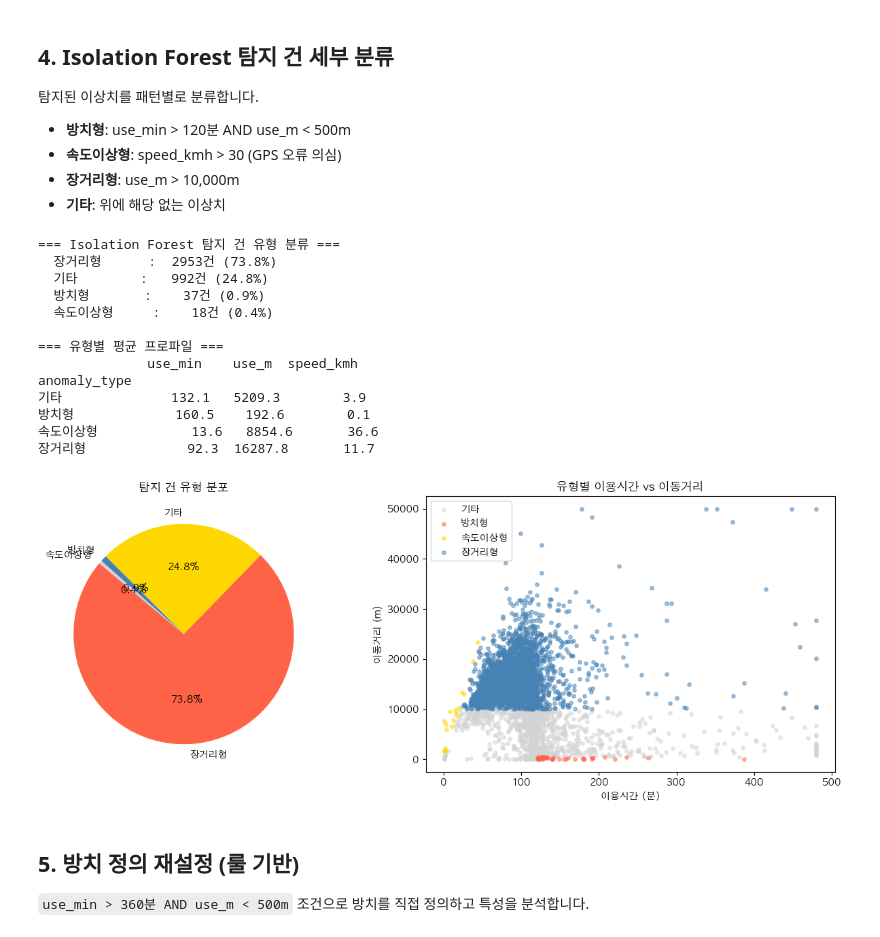
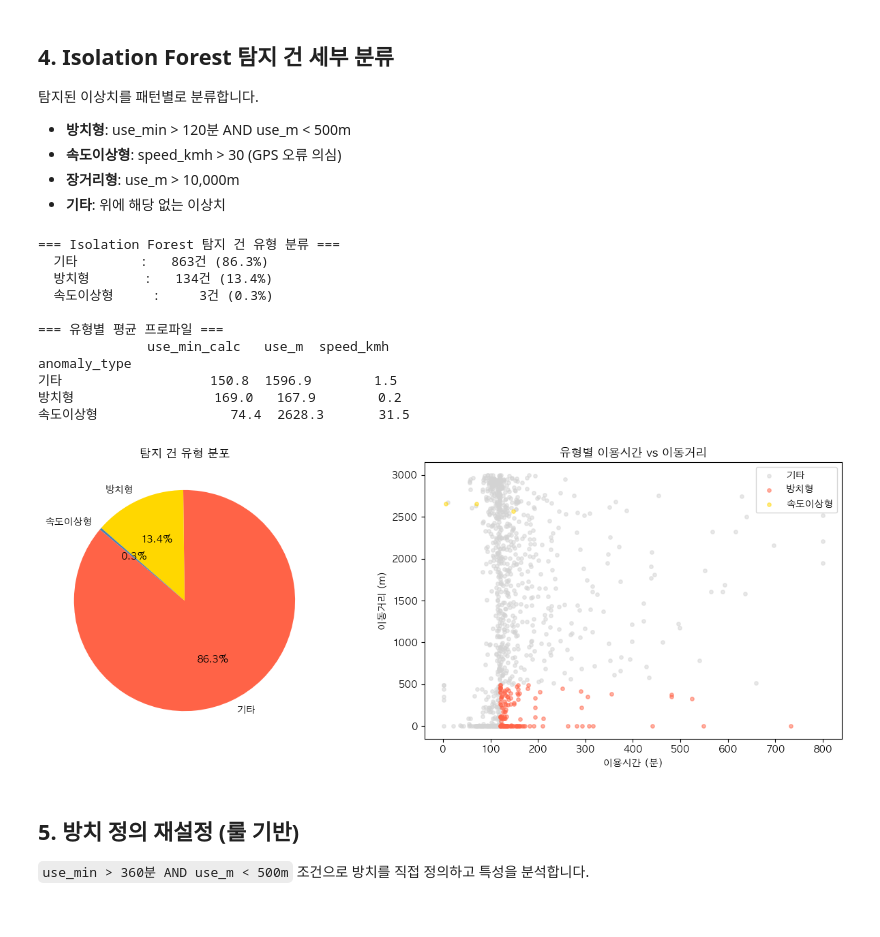
Before and after one commit to ClaraHayoungPark/seoul-bike-ml, a Jupyter notebook: notebooks/01_anomaly_detection.ipynb, the cells around one changed output. Drawn from its saved outputs; the diff is of its cells as text; code cells hidden in the pictures.

```diff
--- a/notebooks/01_anomaly_detection.ipynb
+++ b/notebooks/01_anomaly_detection.ipynb
@@ -87,7 +108,14 @@ plt.show()
 # %%
-# 피처 선택 및 정규화
-FEAT_COLS = ["use_min", "use_m", "speed_kmh", "hour", "dow"]
-df_iso = df[FEAT_COLS + ["weak_label"]].dropna()
+# ── 방치 의심 영역으로 범위 제한 ──────────────────────────────────────────────
+# 장거리(use_m > 3000) 및 GPS 오류(speed_kmh > 35)는 운영 정상 또는 데이터 품질 문제이므로 제외
+# IF는 단거리·장시간 조합에서 룰이 놓친 경계 케이스를 찾는 역할
+df_if_scope = df[
+    (df["use_m"] <= 3000) &
+    (df["speed_kmh"] <= 35)
+].copy()
+
+FEAT_COLS = ["use_min_calc", "use_m", "speed_kmh", "hour", "dow"]
+df_iso = df_if_scope[FEAT_COLS + ["weak_label"]].dropna()
 
 sample_n = min(200_000, len(df_iso))
 df_sample = df_iso.sample(n=sample_n, random_state=42)
@@ -95,22 +123,30 @@ df_sample = df_iso.sample(n=sample_n, random_state=42)
 scaler = StandardScaler()
 X_scaled = scaler.fit_transform(df_sample[FEAT_COLS])
 
+# contamination=0.005: 실제 방치율(0.003%)에 근접하도록 기존 0.02에서 하향
 iso_forest = IsolationForest(
     n_estimators=200,
-    contamination=0.02,
+    contamination=0.005,
     random_state=42,
     n_jobs=-1,
 )
 iso_forest.fit(X_scaled)
 
 df_sample = df_sample.copy()
-df_sample["iso_score"]  = -iso_forest.score_samples(X_scaled)  # 높을수록 이상
-df_sample["iso_label"]  = (iso_forest.predict(X_scaled) == -1).astype(int)
+df_sample["iso_score"] = -iso_forest.score_samples(X_scaled)  # 높을수록 이상
+df_sample["iso_label"] = (iso_forest.predict(X_scaled) == -1).astype(int)
 
-print(f"Isolation Forest 탐지 이상치: {df_sample['iso_label'].sum():,}개")
+n_detected = df_sample["iso_label"].sum()
+print(f"적용 범위: 단거리(≤3km) + 정상속도(≤35km/h) 트립 {len(df_if_scope):,}건")
+print(f"샘플 크기: {sample_n:,}건")
+print(f"Isolation Forest 탐지 이상치: {n_detected:,}건 ({n_detected/sample_n*100:.2f}%)")
+
+# 탐지된 케이스의 주요 지표 확인
+print("\n탐지 건 vs 정상 건 비교:")
+print(df_sample.groupby("iso_label")[["use_min_calc", "use_m", "speed_kmh"]].mean().round(1))
 
 # 약지도 레이블과 비교
 from sklearn.metrics import classification_report as sk_cr
-print("\n약지도 레이블 대비 평가:")
+print("\n약지도 레이블 대비 평가 (단거리 영역 한정):")
 print(sk_cr(df_sample["weak_label"], df_sample["iso_label"], target_names=["정상", "이상치"]))
 # %% [output]
@@ -263,7 +307,7 @@ user_segment
 - **기타**: 위에 해당 없는 이상치
 # %%
 def classify_anomaly(row):
-    if row["use_min"] > 120 and row["use_m"] < 500:
+    if row["use_min_calc"] > 120 and row["use_m"] < 500:
         return "방치형"
     elif row["speed_kmh"] > 30:
         return "속도이상형"
@@ -279,47 +323,43 @@ type_pct    = (type_counts / len(abandon) * 100).round(1)
 
 print("=== Isolation Forest 탐지 건 유형 분류 ===")
 for t, n, p in zip(type_counts.index, type_counts.values, type_pct.values):
     print(f"  {t:<10}: {n:>5}건 ({p}%)")
 
 print("\n=== 유형별 평균 프로파일 ===")
-print(abandon.groupby("anomaly_type")[["use_min", "use_m", "speed_kmh"]].mean().round(1))
+print(abandon.groupby("anomaly_type")[["use_min_calc", "use_m", "speed_kmh"]].mean().round(1))
 
 fig, axes = plt.subplots(1, 2, figsize=(13, 5))
 
-# 파이 차트
 colors = ["tomato", "gold", "steelblue", "lightgray"]
 axes[0].pie(type_counts.values, labels=type_counts.index, autopct="%1.1f%%",
             colors=colors, startangle=140)
 axes[0].set_title("탐지 건 유형 분포")
 
-# 유형별 이용시간 vs 이동거리 산점도
 palette = {"방치형": "tomato", "속도이상형": "gold", "장거리형": "steelblue", "기타": "lightgray"}
 for atype, grp in abandon.groupby("anomaly_type"):
-    axes[1].scatter(grp["use_min"].clip(0, 800), grp["use_m"].clip(0, 50000),
+    axes[1].scatter(grp["use_min_calc"].clip(0, 800), grp["use_m"].clip(0, 50000),
                     label=atype, alpha=0.5, s=15, color=palette[atype])
 axes[1].set_xlabel("이용시간 (분)")
 axes[1].set_ylabel("이동거리 (m)")
 axes[1].set_title("유형별 이용시간 vs 이동거리")
 axes[1].legend()
 
 plt.tight_layout()
 plt.savefig("../reports/figures/anomaly_type_breakdown.png", dpi=150)
 plt.show()
 # %% [output]
 === Isolation Forest 탐지 건 유형 분류 ===
-  장거리형      :  2953건 (73.8%)
-  기타        :   992건 (24.8%)
-  방치형       :    37건 (0.9%)
-  속도이상형     :    18건 (0.4%)
+  기타        :   863건 (86.3%)
+  방치형       :   134건 (13.4%)
+  속도이상형     :     3건 (0.3%)
 
 === 유형별 평균 프로파일 ===
-              use_min    use_m  speed_kmh
+              use_min_calc   use_m  speed_kmh
 anomaly_type
-기타              132.1   5209.3        3.9
-방치형             160.5    192.6        0.1
-속도이상형            13.6   8854.6       36.6
-장거리형             92.3  16287.8       11.7
+기타                   150.8  1596.9        1.5
+방치형                  169.0   167.9        0.2
+속도이상형                 74.4  2628.3       31.5
-[figure, old version]
+[figure, new version]
 # %% [markdown]
 ## 5. 방치 정의 재설정 (룰 기반)
 
```
Also changed, not shown: parts of 15 cells of this notebook.
